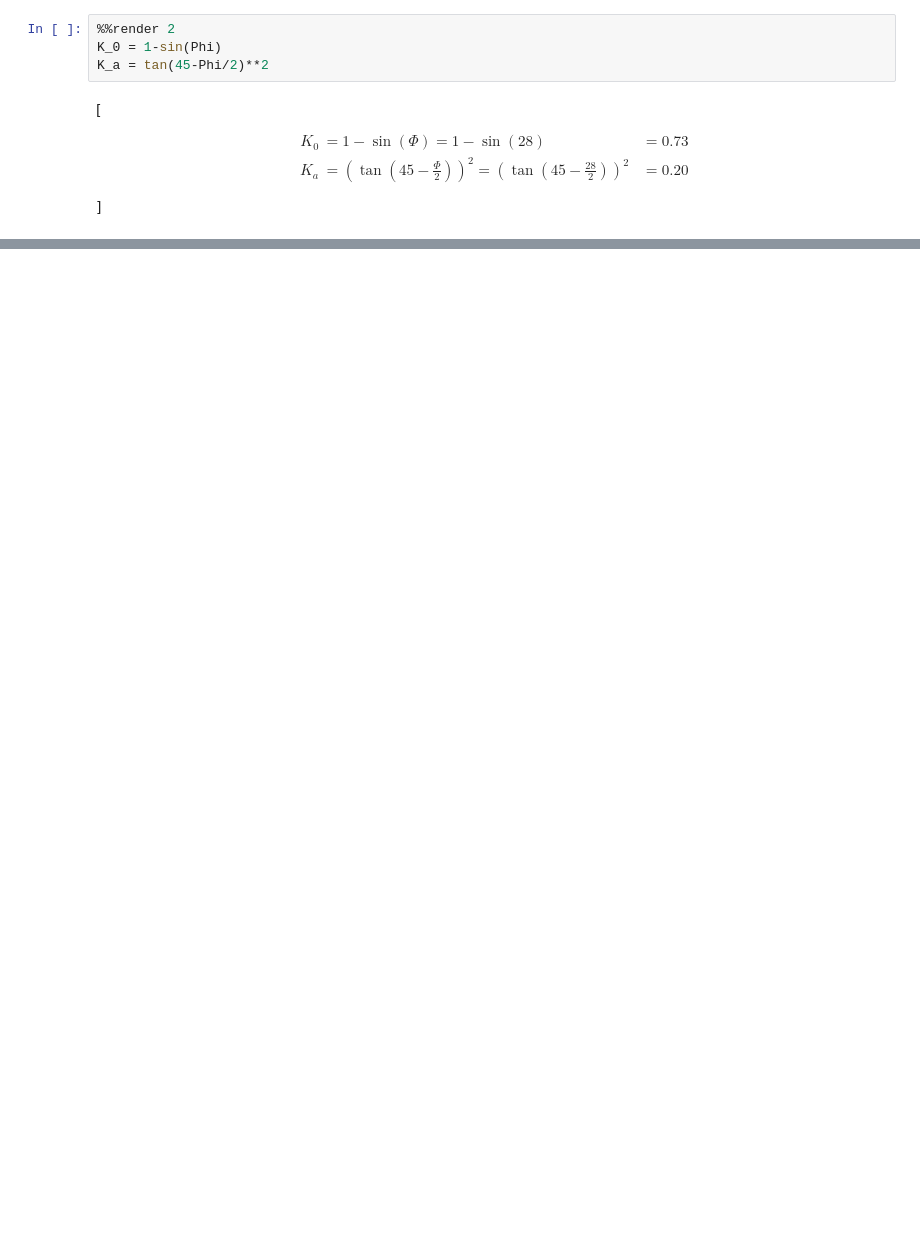
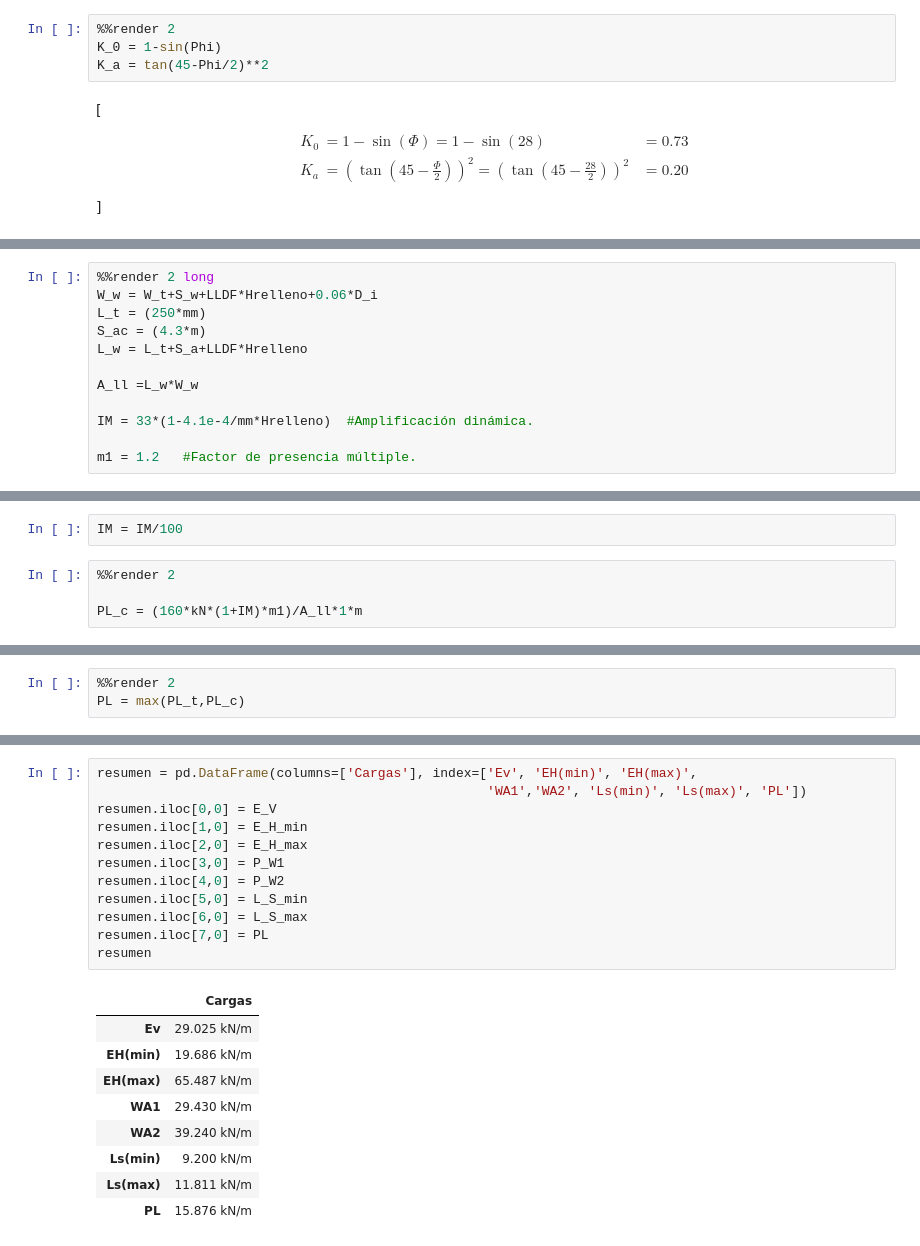
Before and after one commit to Saumeth/Boxculvert, a Jupyter notebook: Code/boxculvert.ipynb, the cells around one changed output, grey strips where cells are left out. Drawn from its saved outputs; the diff is of its cells as text; blank space fills up the shorter version.

```diff
--- a/Code/boxculvert.ipynb
+++ b/Code/boxculvert.ipynb
@@ -110,0 +578,12 @@ K_{a} &= \left( \tan \left( 45 - \frac{ \Phi }{ 2 } \right) \right) ^{ 2 }  = \l
+# %%
+%%render 2 long
+W_w = W_t+S_w+LLDF*Hrelleno+0.06*D_i
+L_t = (250*mm)
+S_ac = (4.3*m)
+L_w = L_t+S_a+LLDF*Hrelleno
+
+A_ll =L_w*W_w
+
+IM = 33*(1-4.1e-4/mm*Hrelleno)  #Amplificación dinámica.
+
+m1 = 1.2   #Factor de presencia múltiple.
@@ -110,0 +608,6 @@ K_{a} &= \left( \tan \left( 45 - \frac{ \Phi }{ 2 } \right) \right) ^{ 2 }  = \l
+# %%
+IM = IM/100
+# %%
+%%render 2
+
+PL_c = (160*kN*(1+IM)*m1)/A_ll*1*m
@@ -110,0 +630,3 @@ K_{a} &= \left( \tan \left( 45 - \frac{ \Phi }{ 2 } \right) \right) ^{ 2 }  = \l
+# %%
+%%render 2
+PL = max(PL_t,PL_c)
@@ -110,0 +664,22 @@ K_{a} &= \left( \tan \left( 45 - \frac{ \Phi }{ 2 } \right) \right) ^{ 2 }  = \l
+# %%
+resumen = pd.DataFrame(columns=['Cargas'], index=['Ev', 'EH(min)', 'EH(max)',
+                                                  'WA1','WA2', 'Ls(min)', 'Ls(max)', 'PL'])
+resumen.iloc[0,0] = E_V
+resumen.iloc[1,0] = E_H_min
+resumen.iloc[2,0] = E_H_max
+resumen.iloc[3,0] = P_W1
+resumen.iloc[4,0] = P_W2
+resumen.iloc[5,0] = L_S_min
+resumen.iloc[6,0] = L_S_max
+resumen.iloc[7,0] = PL
+resumen
+# %% [output]
+|  | Cargas |
+| Ev | 29.025 kN/m |
+| EH(min) | 19.686 kN/m |
+| EH(max) | 65.487 kN/m |
+| WA1 | 29.430 kN/m |
+| WA2 | 39.240 kN/m |
+| Ls(min) | 9.200 kN/m |
+| Ls(max) | 11.811 kN/m |
+| PL | 15.876 kN/m |
```
Also changed, not shown: parts of 52 cells of this notebook, 2 other files.
